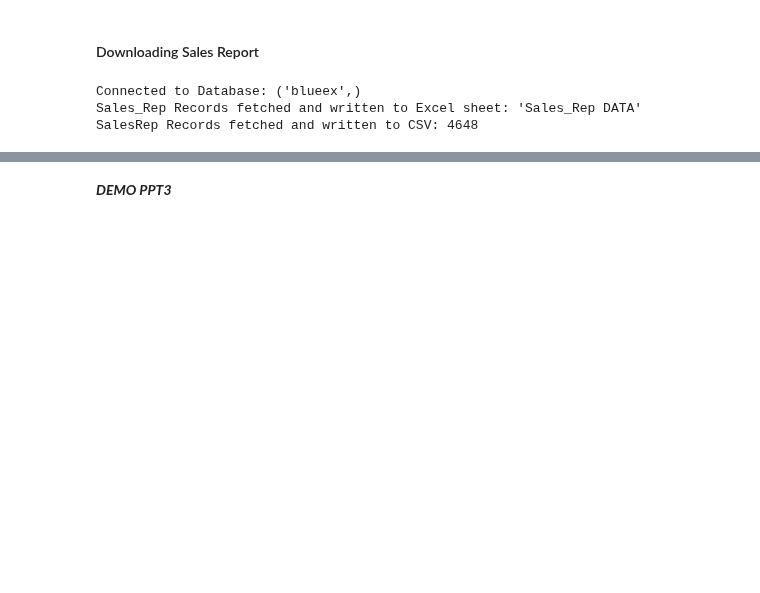
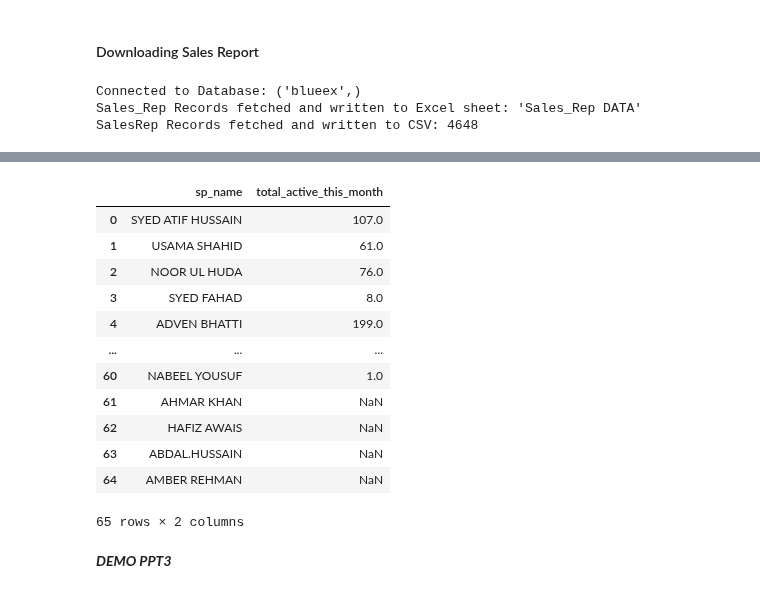
Before and after one commit to TahaDataAlchemy/BLUE-EX-Domestic-Auto, a Jupyter notebook: ETL.ipynb, the cells around one changed output, grey strips where cells are left out. Cells and saved outputs as stored; diff of their text form; code cells hidden in the pictures; blank space fills up the shorter version.

Commit message:
TILL ACTIVE ACCOUNT THIS MONTH

```diff
--- a/ETL.ipynb
+++ b/ETL.ipynb
@@ -1383,3 +1361,27 @@ df_sp12.groupby("acc_no").first()
+# %%
+df_sp1.drop_duplicates("sp_name", inplace = True)
+# %%
+total_active_this_month = df_sp13['sp_name_current'].value_counts().reset_index()
+# %%
+total_active_this_month.columns = ['sp_name', 'total_active_this_month']
+# %%
+result_df = pd.merge(df_sp1, total_active_this_month, on='sp_name', how='outer')
+# %%
+result_df
+# %% [output]
+|  | sp_name | total_active_this_month |
+| 0 | SYED ATIF HUSSAIN | 107.0 |
+| 1 | USAMA SHAHID | 61.0 |
+| 2 | NOOR UL HUDA | 76.0 |
+| 3 | SYED FAHAD | 8.0 |
+| 4 | ADVEN BHATTI | 199.0 |
+| ... | ... | ... |
+| 60 | NABEEL YOUSUF | 1.0 |
+| 61 | AHMAR KHAN | NaN |
+| 62 | HAFIZ AWAIS | NaN |
+| 63 | ABDAL.HUSSAIN | NaN |
+| 64 | AMBER REHMAN | NaN |
+65 rows × 2 columns
 # %% [markdown]
 ***DEMO PPT3***
 # %%
```
Also changed, not shown: parts of 4 cells of this notebook.
